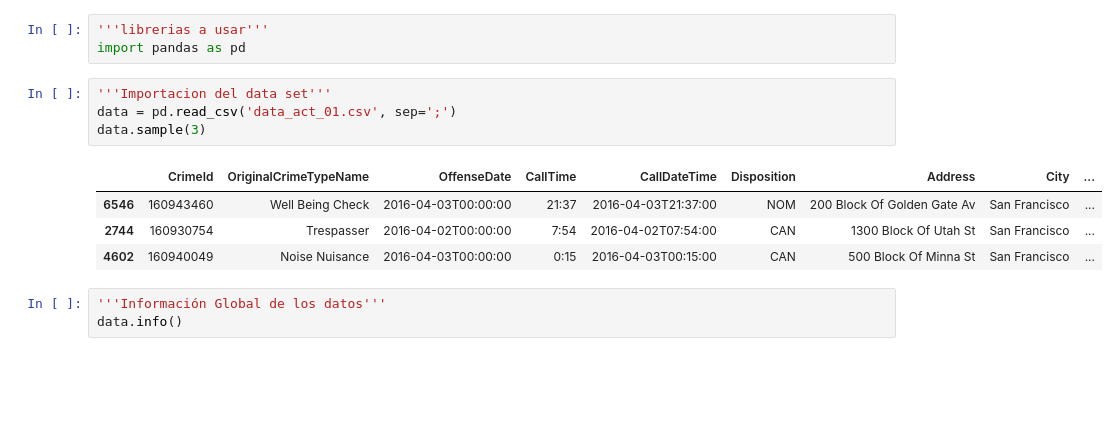
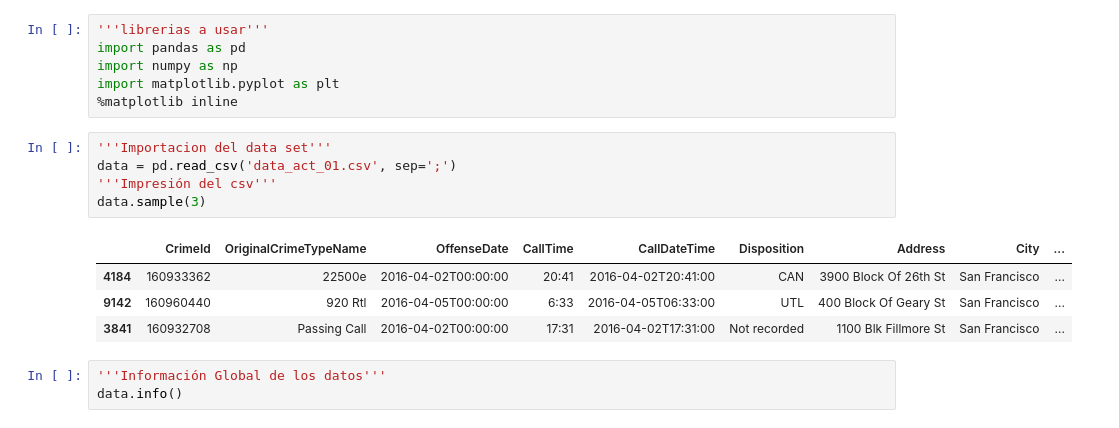
Before and after one commit to abdieljz/Lab2_Unit2, a Jupyter notebook: [NRC_6292]_JuniorZambrano_La2Unidad2.ipynb, the cells around one changed output. Saved outputs shown, nothing was run; the diff lists cells and outputs as text; blank space fills up the shorter version.

```diff
--- a/[NRC_6292]_JuniorZambrano_La2Unidad2.ipynb
+++ b/[NRC_6292]_JuniorZambrano_La2Unidad2.ipynb
@@ -1,15 +1,19 @@
 # %%
 '''librerias a usar'''
 import pandas as pd
+import numpy as np
+import matplotlib.pyplot as plt
+%matplotlib inline
 # %%
 '''Importacion del data set'''
 data = pd.read_csv('data_act_01.csv', sep=';')
+'''Impresión del csv'''
 data.sample(3)
 # %% [output]
 |  | CrimeId | OriginalCrimeTypeName | OffenseDate | CallTime | CallDateTime | Disposition | Address | City | ... |
-| 6546 | 160943460 | Well Being Check | 2016-04-03T00:00:00 | 21:37 | 2016-04-03T21:37:00 | NOM | 200 Block Of Golden Gate Av | San Francisco | ... |
-| 2744 | 160930754 | Trespasser | 2016-04-02T00:00:00 | 7:54 | 2016-04-02T07:54:00 | CAN | 1300 Block Of Utah St | San Francisco | ... |
-| 4602 | 160940049 | Noise Nuisance | 2016-04-03T00:00:00 | 0:15 | 2016-04-03T00:15:00 | CAN | 500 Block Of Minna St | San Francisco | ... |
+| 4184 | 160933362 | 22500e | 2016-04-02T00:00:00 | 20:41 | 2016-04-02T20:41:00 | CAN | 3900 Block Of 26th St | San Francisco | ... |
+| 9142 | 160960440 | 920 Rtl | 2016-04-05T00:00:00 | 6:33 | 2016-04-05T06:33:00 | UTL | 400 Block Of Geary St | San Francisco | ... |
+| 3841 | 160932708 | Passing Call | 2016-04-02T00:00:00 | 17:31 | 2016-04-02T17:31:00 | Not recorded | 1100 Blk Fillmore St | San Francisco | ... |
 # %%
 '''Información Global de los datos'''
 data.info()
```
Also changed, not shown: parts of 11 cells of this notebook, 2 other files.
